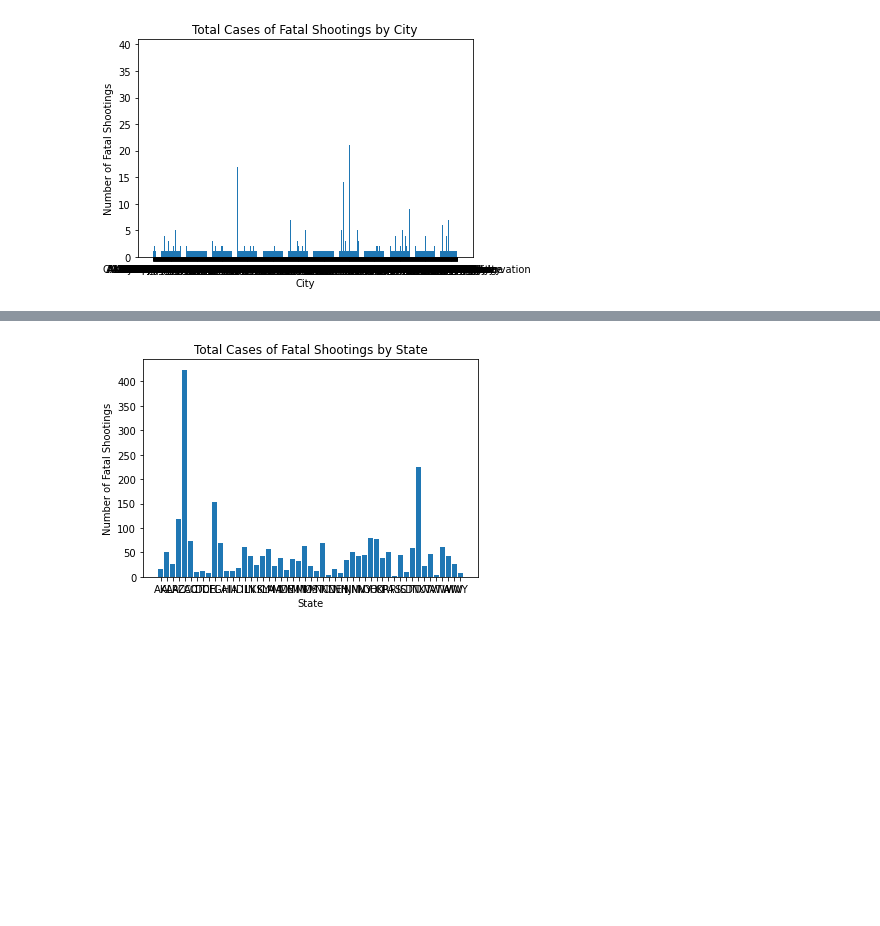
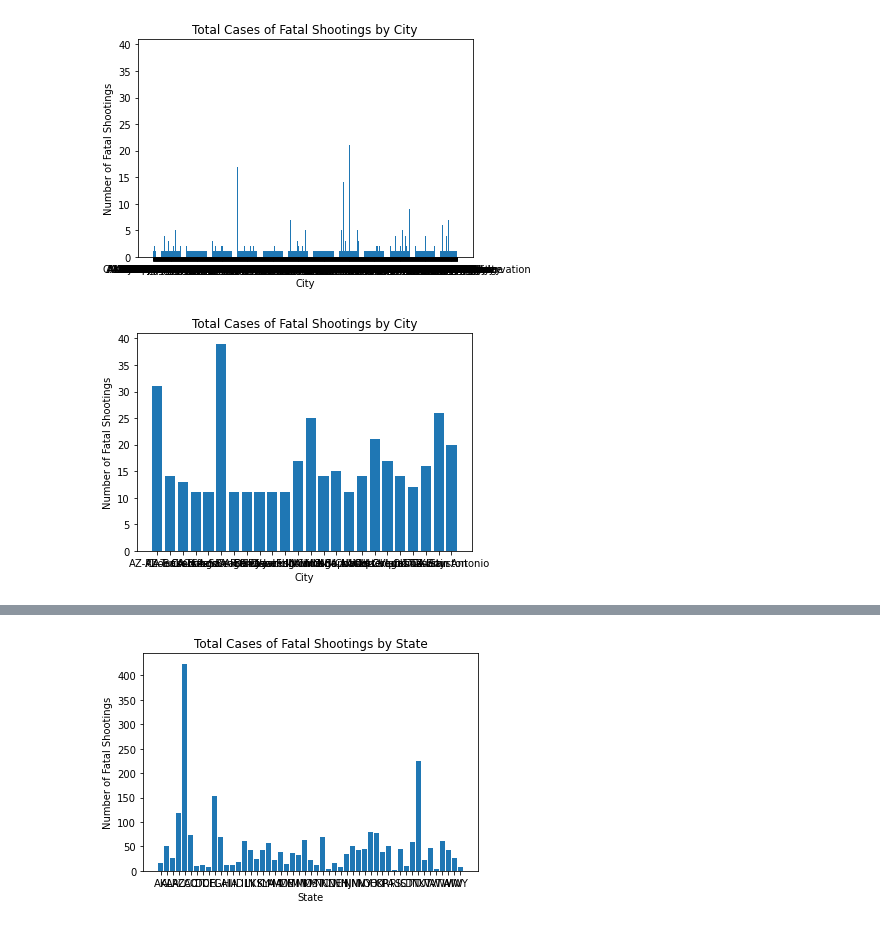
Before and after one commit to SaadSatter/Fatal_force_datascience, a Jupyter notebook: eshan_ver.ipynb, the cells around one changed output, grey strips where cells are left out. Cells and saved outputs as stored; diff of their text form; code cells hidden in the pictures; blank space fills up the shorter version.

```diff
--- a/eshan_ver.ipynb
+++ b/eshan_ver.ipynb
@@ -1111,3 +1111,18 @@ plt.ylabel('Number of Fatal Shootings')
 plt.show()
 # %% [output]
 [figure]
+# %%
+'''
+The above bar graph is extremely packed and the majority of the values are very small, so they don't matter to us when trying to determine which cities have the highest number of fatal shootings. Let's repeat the process using only the cities with number of killings greater than 10. With this, we can see the data better.
+'''
+
+df_city_stats_temp = df_city_stats[df_city_stats['Total Cases'] > 10]
+# df_city_stats_temp
+
+plt.bar(df_city_stats_temp.index, df_city_stats_temp['Total Cases'])
+plt.title('Total Cases of Fatal Shootings by City')
+plt.xlabel('City')
+plt.ylabel('Number of Fatal Shootings')
+plt.show()
+# %% [output]
+[figure, added]
```
Also changed, not shown: parts of 2 cells of this notebook.
